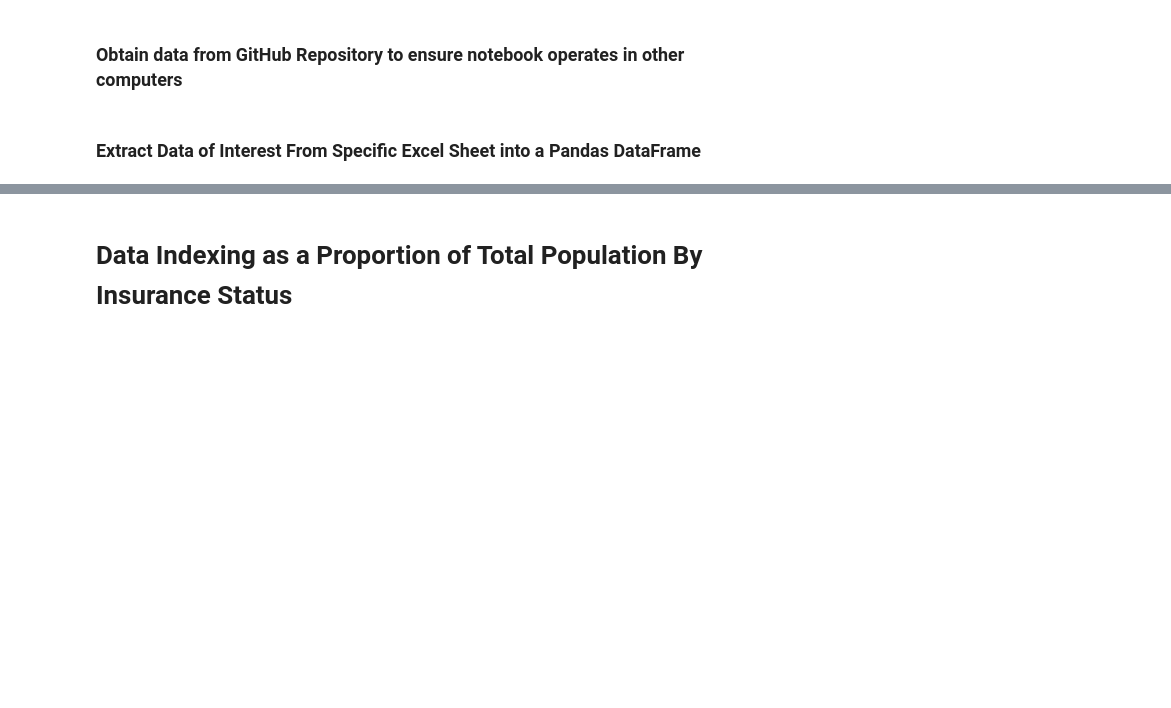
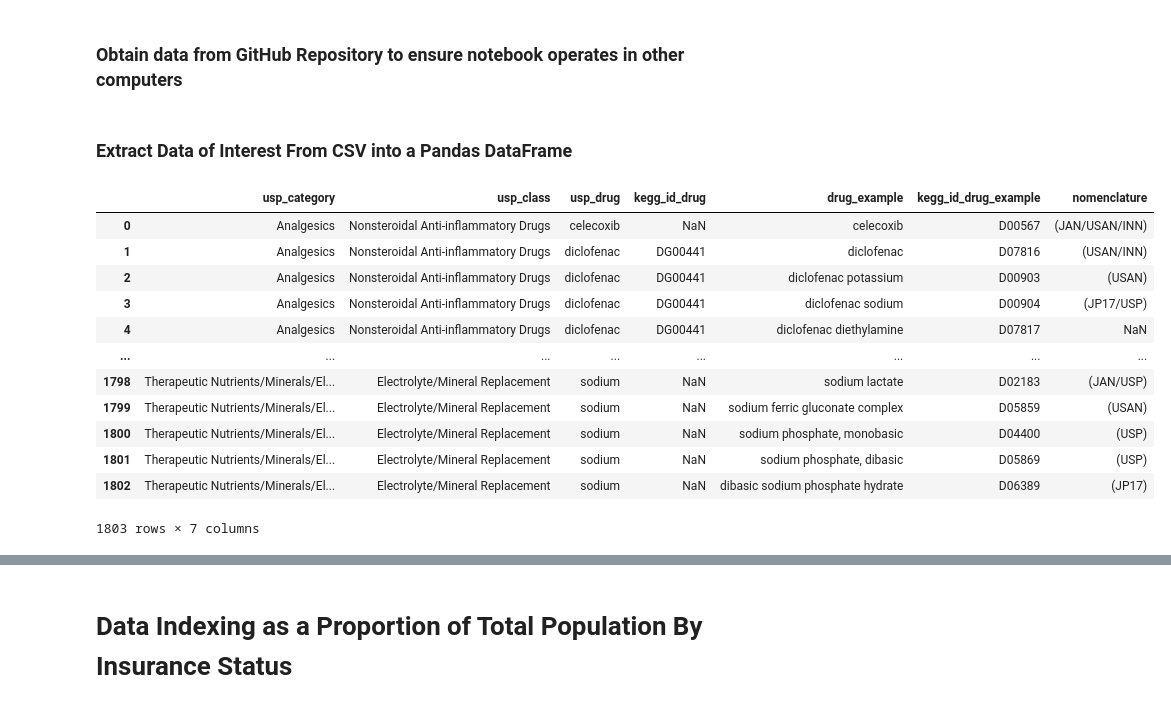
Before and after one commit to MelekM/Mizher_MSDS455_Assignment3_HierarchicalData, a Jupyter notebook: Mizher_MSDS455_Assignment3_HierarchicalData.ipynb, the cells around one changed output, grey strips where cells are left out. Saved outputs shown, nothing was run; the diff lists cells and outputs as text; code cells hidden in the pictures; blank space fills up the shorter version.

```diff
--- a/Mizher_MSDS455_Assignment3_HierarchicalData.ipynb
+++ b/Mizher_MSDS455_Assignment3_HierarchicalData.ipynb
@@ -39,2 +38,2 @@ excel_data = requests.get(url)
 # %% [markdown]
-### Extract Data of Interest From Specific Excel Sheet into a Pandas DataFrame
+### Extract Data of Interest From CSV into a Pandas DataFrame
@@ -42,0 +42,16 @@ df = pd.read_excel(excel_data.content, sheet_name='Data_Of_Interest')
+# %%
+df
+# %% [output]
+|  | usp_category | usp_class | usp_drug | kegg_id_drug | drug_example | kegg_id_drug_example | nomenclature |
+| 0 | Analgesics | Nonsteroidal Anti-inflammatory Drugs | celecoxib | NaN | celecoxib | D00567 | (JAN/USAN/INN) |
+| 1 | Analgesics | Nonsteroidal Anti-inflammatory Drugs | diclofenac | DG00441 | diclofenac | D07816 | (USAN/INN) |
+| 2 | Analgesics | Nonsteroidal Anti-inflammatory Drugs | diclofenac | DG00441 | diclofenac potassium | D00903 | (USAN) |
+| 3 | Analgesics | Nonsteroidal Anti-inflammatory Drugs | diclofenac | DG00441 | diclofenac sodium | D00904 | (JP17/USP) |
+| 4 | Analgesics | Nonsteroidal Anti-inflammatory Drugs | diclofenac | DG00441 | diclofenac diethylamine | D07817 | NaN |
+| ... | ... | ... | ... | ... | ... | ... | ... |
+| 1798 | Therapeutic Nutrients/Minerals/El... | Electrolyte/Mineral Replacement | sodium | NaN | sodium lactate | D02183 | (JAN/USP) |
+| 1799 | Therapeutic Nutrients/Minerals/El... | Electrolyte/Mineral Replacement | sodium | NaN | sodium ferric gluconate complex | D05859 | (USAN) |
+| 1800 | Therapeutic Nutrients/Minerals/El... | Electrolyte/Mineral Replacement | sodium | NaN | sodium phosphate, monobasic | D04400 | (USP) |
+| 1801 | Therapeutic Nutrients/Minerals/El... | Electrolyte/Mineral Replacement | sodium | NaN | sodium phosphate, dibasic | D05869 | (USP) |
+| 1802 | Therapeutic Nutrients/Minerals/El... | Electrolyte/Mineral Replacement | sodium | NaN | dibasic sodium phosphate hydrate | D06389 | (JP17) |
+1803 rows × 7 columns
```
Also changed, not shown: parts of 18 cells of this notebook.
